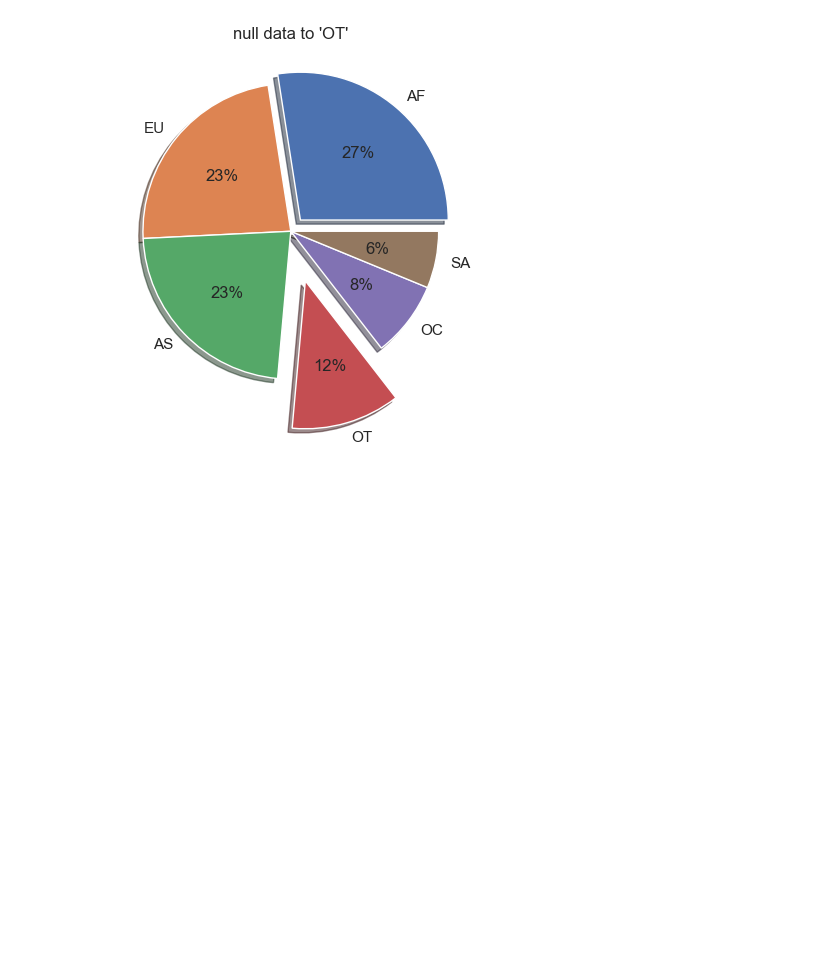
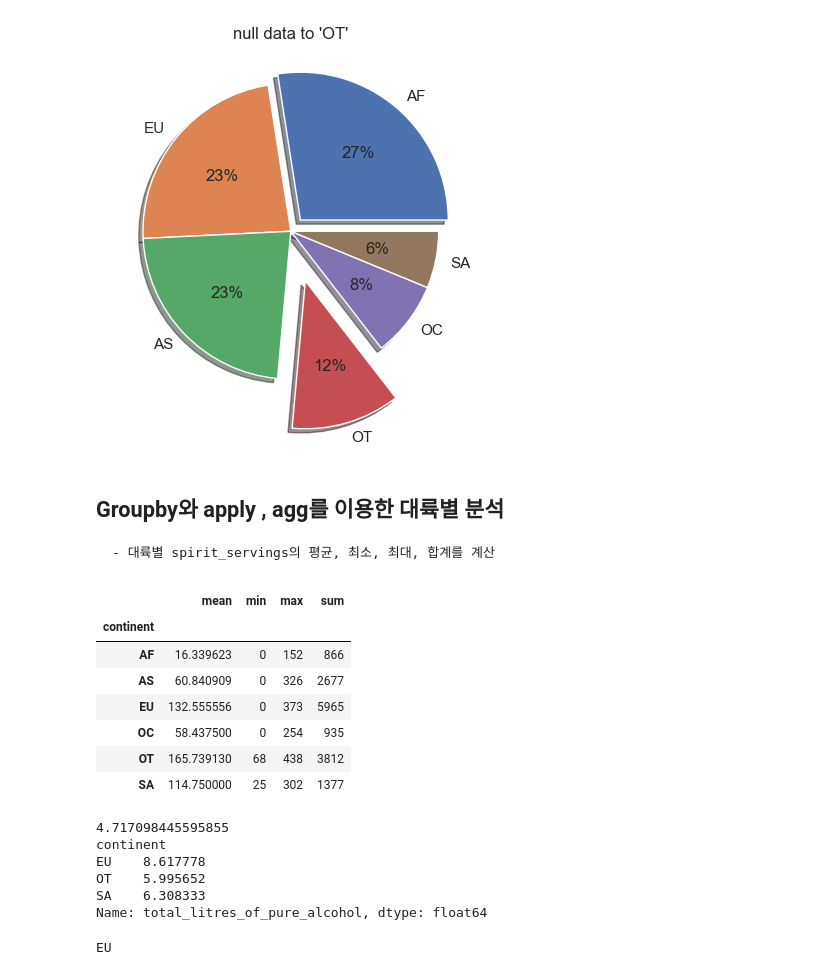
Before and after one commit to MoonSongIT/AiTrain, a Jupyter notebook: 데이타분석1.ipynb, the cells around one changed output. Drawn from its saved outputs; the diff is of its cells as text; code cells hidden in the pictures; blank space fills up the shorter version.

```diff
--- a/데이타분석1.ipynb
+++ b/데이타분석1.ipynb
@@ -185,3 +185,43 @@ plt.title('null data to \'OT\'')
 plt.show()
 # %% [output]
 [figure]
+# %% [markdown]
+## Groupby와 apply , agg를 이용한 대륙별 분석
+
+    - 대륙별 spirit_servings의 평균, 최소, 최대, 합계를 계산
+# %%
+result = drinks.groupby('continent').spirit_servings.agg(['mean','min','max','sum'])
+result
+# %% [output]
+|  | mean | min | max | sum |
+| continent |  |  |  |  |
+| AF | 16.339623 | 0 | 152 | 866 |
+| AS | 60.840909 | 0 | 326 | 2677 |
+| EU | 132.555556 | 0 | 373 | 5965 |
+| OC | 58.437500 | 0 | 254 | 935 |
+| OT | 165.739130 | 68 | 438 | 3812 |
+| SA | 114.750000 | 25 | 302 | 1377 |
+# %%
+# 전체 평균보다 많은 알코올을 섭취하는 대륙을 구하기
+total_mean = drinks.total_litres_of_pure_alcohol.mean()
+print(total_mean)
+#전체평균
+continent_mean = drinks.groupby('continent')['total_litres_of_pure_alcohol'].mean()
+# 대륙별 평균
+continent_over_mean = continent_mean[continent_mean >= total_mean]
+#대륙별 평균이 전체 평균보다 큰것만 구하기
+print(continent_over_mean)
+# %% [output]
+4.717098445595855
+continent
+EU    8.617778
+OT    5.995652
+SA    6.308333
+Name: total_litres_of_pure_alcohol, dtype: float64
+# %%
+# 평균 beer_servings이 가장 높은 대륙을 구하기
+beer_continent = drinks.groupby('continent').beer_servings.mean().idxmax()
+#idxmax는 가장 값이 큰 인덱스를 나타낸다.
+print(beer_continent)
+# %% [output]
+EU
```
Also changed, not shown: parts of 3 cells of this notebook.
